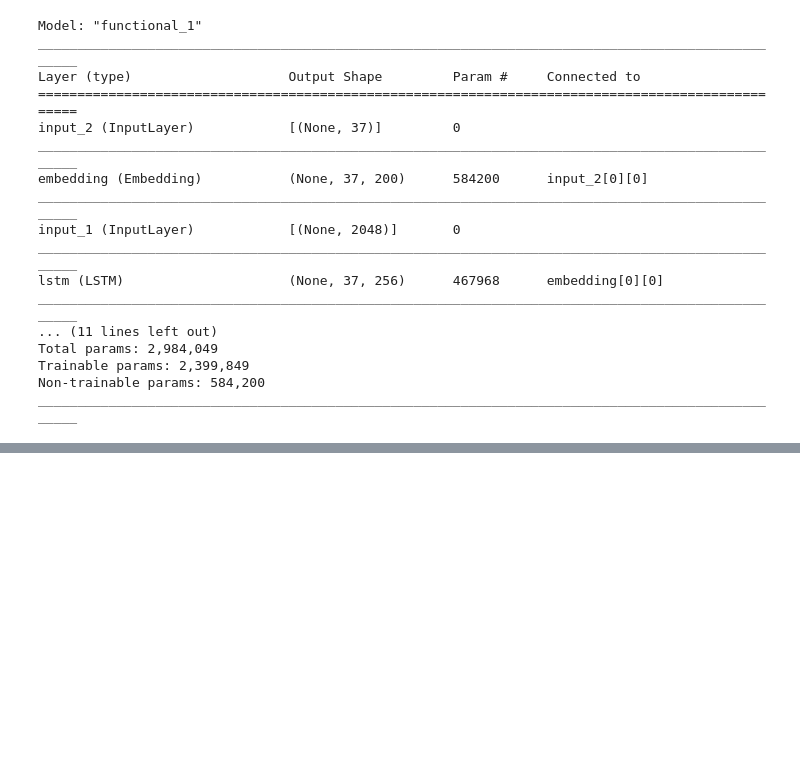
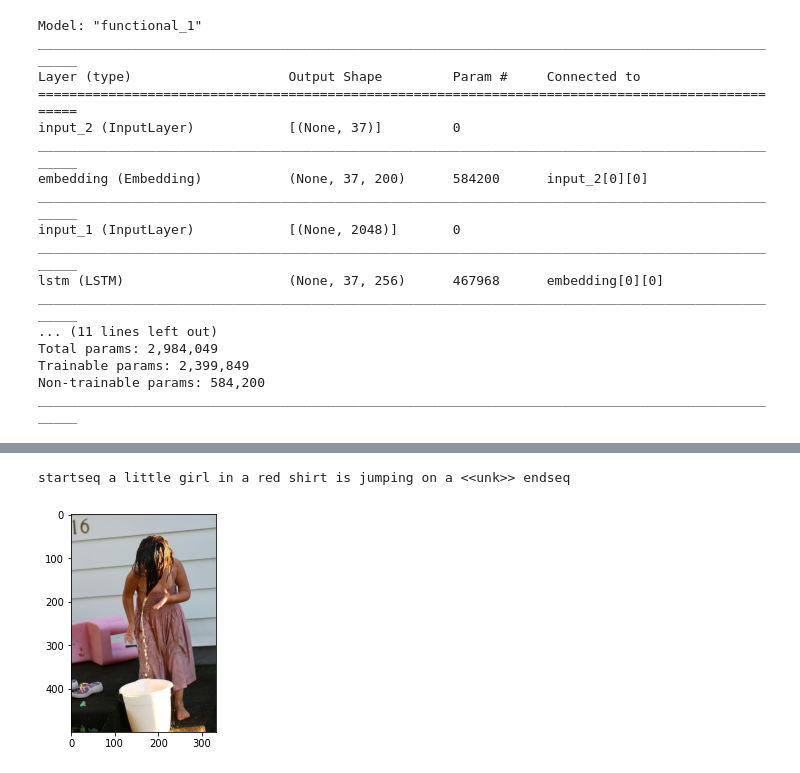
Before and after one commit to deeplearningexplore/ImageCaptioning, a Jupyter notebook: Text_Processing.ipynb, the cells around one changed output, grey strips where cells are left out. Cells and saved outputs as stored; diff of their text form; code cells hidden in the pictures; blank space fills up the shorter version.

```diff
--- a/Text_Processing.ipynb
+++ b/Text_Processing.ipynb
@@ -278,18 +303,29 @@ plt.show()
 # %%
-def predict(image):
-  img_features = test_features_df[test_features_df["image_name"] == image]["out"][0]
-  img_sentences = test_features_df[test_features_df["image_name"] == image]["sentence"]
+def predict(i):
+  image = test_features_df.iloc[i]["image_name"]
+  img_features = test_features_df[test_features_df["image_name"] == image]["out"][i]
+  img_sentences = test_features_df[test_features_df["image_name"] == image]["sentences"]
   new_sentence = [0] * max_len
-  new_sequence[-1] = word_to_index["startseq"]
-  plt.show("Flicker8k_Dataset/"+ image + ".jpg")
+  new_sentence[-1] = word_to_index["startseq"]
+  image = tf.keras.preprocessing.image.load_img("Flicker8k_Dataset/"+ image + ".jpg")
+  plt.imshow(image)
   index = 1
   out = 0
-  while (index < 37) or out != word_to_index["endseq"]:
+  img_features = np.array(img_features)
+  img_features = np.expand_dims(img_features, axis=0)
+  while (index < 37) and out != word_to_index["endseq"]:
     img_x = np.array(new_sentence)
-    img_x = np.expand_dims(img_x)
+    img_x = np.expand_dims(img_x, axis=0)
     preds = model.predict([img_features, img_x])
     out = np.argmax(preds,  axis = -1)
     new_sentence = new_sentence[1:] + [out[0]]
     sentence = [index_to_word[i] for i in new_sentence if i !=0]
     sentence = " ".join(sentence)
-    print(sentence)
+    index += 1
+  print(sentence)
+  return
+# %%
+predict(1000)
+# %% [output]
+startseq a little girl in a red shirt is jumping on a <<unk>> endseq
+[figure, added]
```
Also changed, not shown: parts of 5 cells of this notebook.
